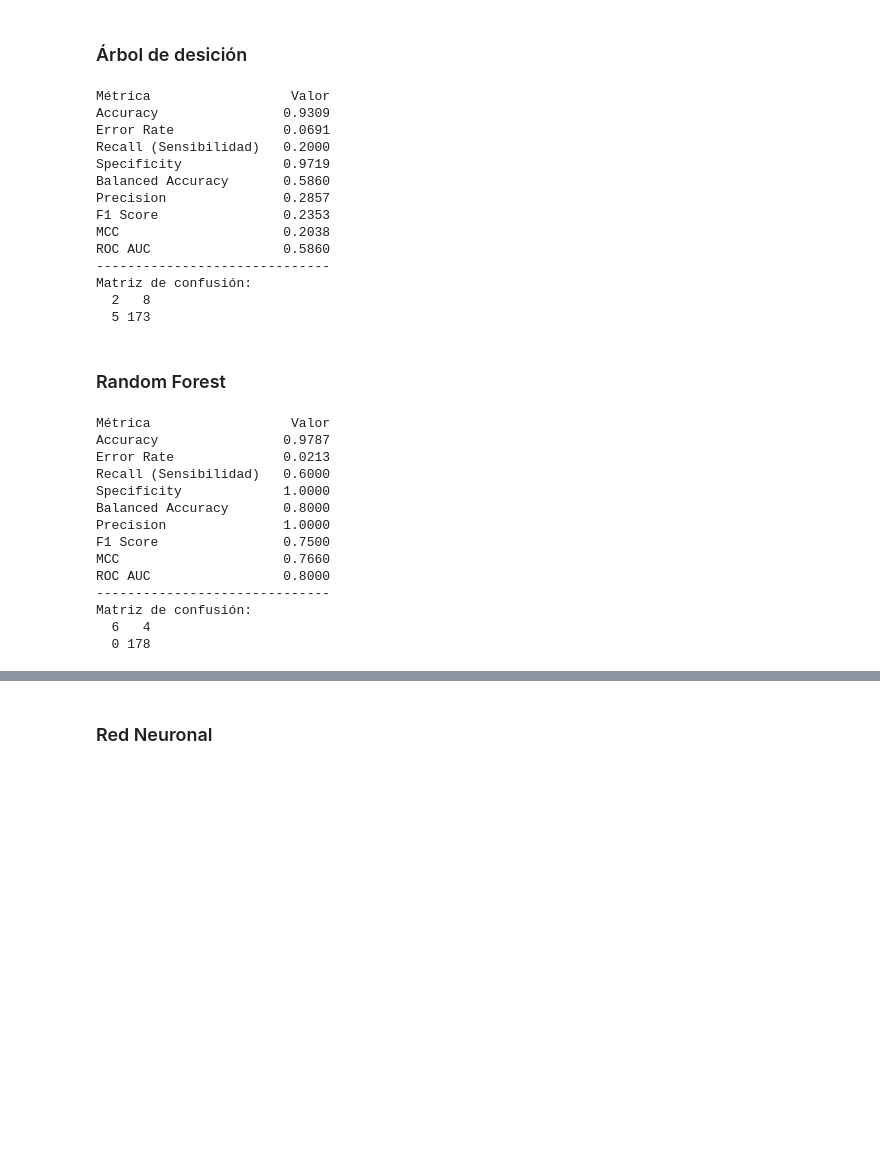
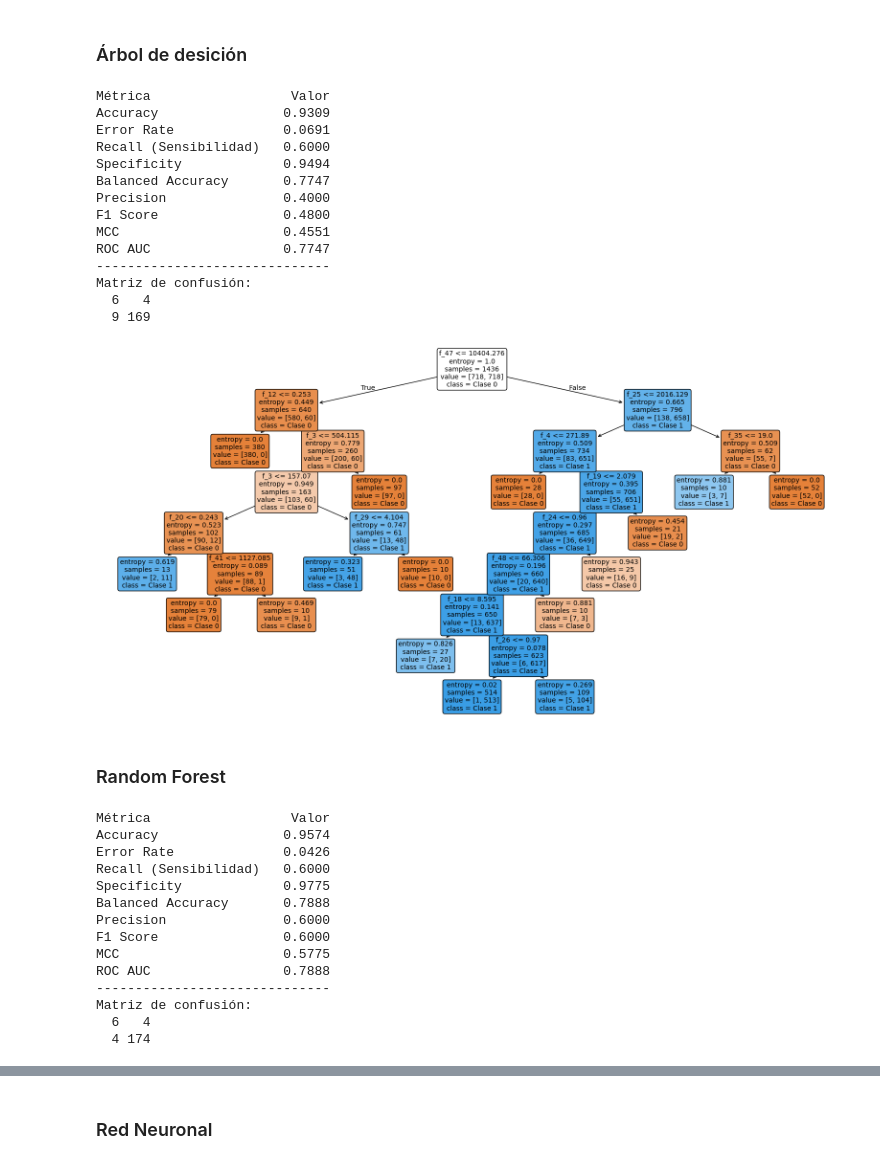
Before and after one commit to JairRamosG/Final_CIP, a Jupyter notebook: Tarea_final_biclase.ipynb, the cells around one changed output, grey strips where cells are left out. Saved outputs shown, nothing was run; the diff lists cells and outputs as text; code cells hidden in the pictures; blank space fills up the shorter version.

```diff
--- a/Tarea_final_biclase.ipynb
+++ b/Tarea_final_biclase.ipynb
@@ -508,7 +561,13 @@ Matriz de confusión:
 # %%
 from sklearn.tree import DecisionTreeClassifier
 
-DT = DecisionTreeClassifier()
+DT = DecisionTreeClassifier(
+    criterion='entropy',
+    max_depth=8,
+    min_samples_split=60,
+    min_samples_leaf=10,
+    random_state=7
+)
 DT.fit(x_train, y_train)
 y_pred = DT.predict(x_test)
 
@@ -518,17 +577,33 @@ matriz(y_test, y_pred)
 Métrica                  Valor
 Accuracy                0.9309
 Error Rate              0.0691
-Recall (Sensibilidad)   0.2000
-Specificity             0.9719
-Balanced Accuracy       0.5860
-Precision               0.2857
-F1 Score                0.2353
-MCC                     0.2038
-ROC AUC                 0.5860
+Recall (Sensibilidad)   0.6000
+Specificity             0.9494
+Balanced Accuracy       0.7747
+Precision               0.4000
+F1 Score                0.4800
+MCC                     0.4551
+ROC AUC                 0.7747
 ------------------------------
 Matriz de confusión:
-  2   8
-  5 173
+  6   4
+  9 169
+# %%
+from sklearn.tree import plot_tree
+import matplotlib.pyplot as plt
+
+plt.figure(figsize=(20,10))  # Tamaño del gráfico
+plot_tree(
+    DT,
+    feature_names=x_train.columns,  # si usas pandas DataFrame
+    class_names=['Clase 0', 'Clase 1'],
+    filled=True,
+    rounded=True,
+    fontsize=10
+)
+plt.show()
+# %% [output]
+[figure, added]
 # %% [markdown]
 ### Random Forest
 # %%
@@ -542,16 +617,16 @@ calcula_medidas(y_test, y_pred)
 matriz(y_test, y_pred)
 # %% [output]
 Métrica                  Valor
-Accuracy                0.9787
-Error Rate              0.0213
+Accuracy                0.9574
+Error Rate              0.0426
 Recall (Sensibilidad)   0.6000
-Specificity             1.0000
-Balanced Accuracy       0.8000
-Precision               1.0000
-F1 Score                0.7500
-MCC                     0.7660
-ROC AUC                 0.8000
+Specificity             0.9775
+Balanced Accuracy       0.7888
+Precision               0.6000
+F1 Score                0.6000
+MCC                     0.5775
+ROC AUC                 0.7888
 ------------------------------
 Matriz de confusión:
   6   4
-  0 178
+  4 174
```
Also changed, not shown: parts of 4 cells of this notebook, 1 other file.
